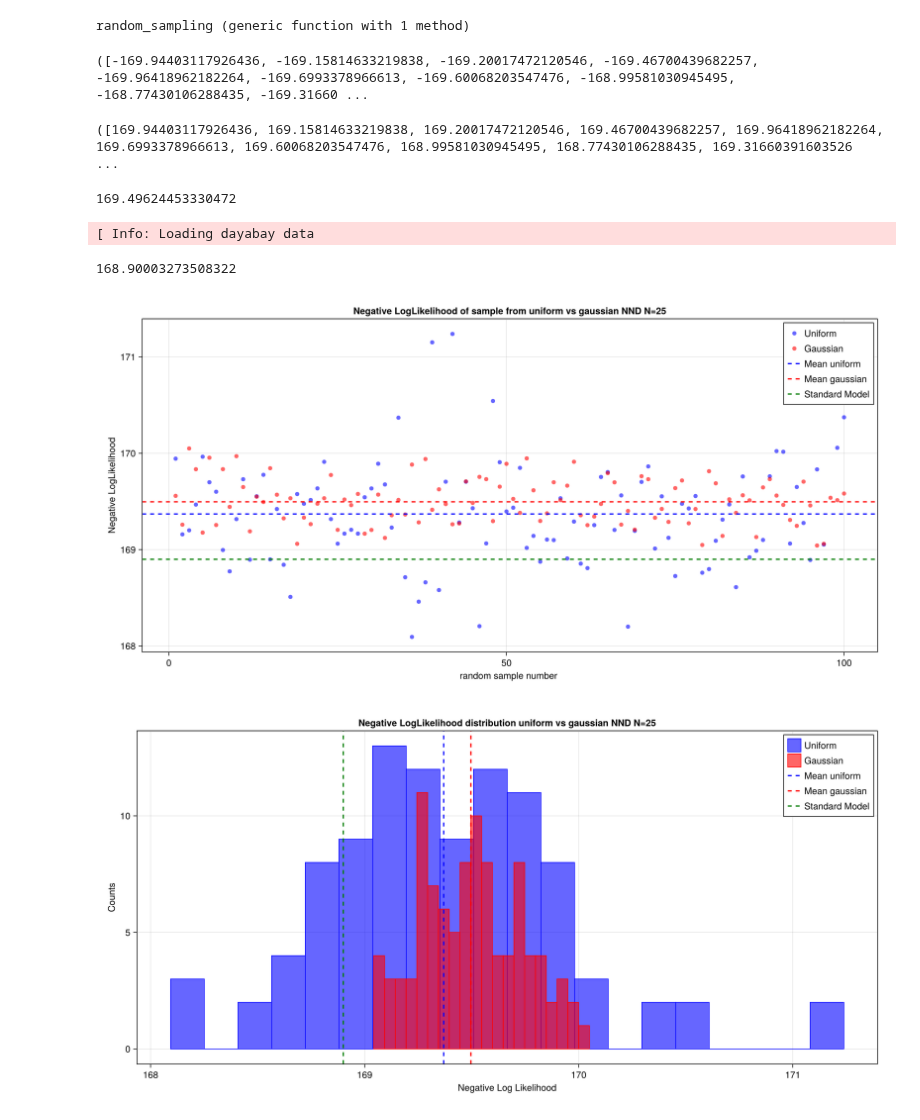
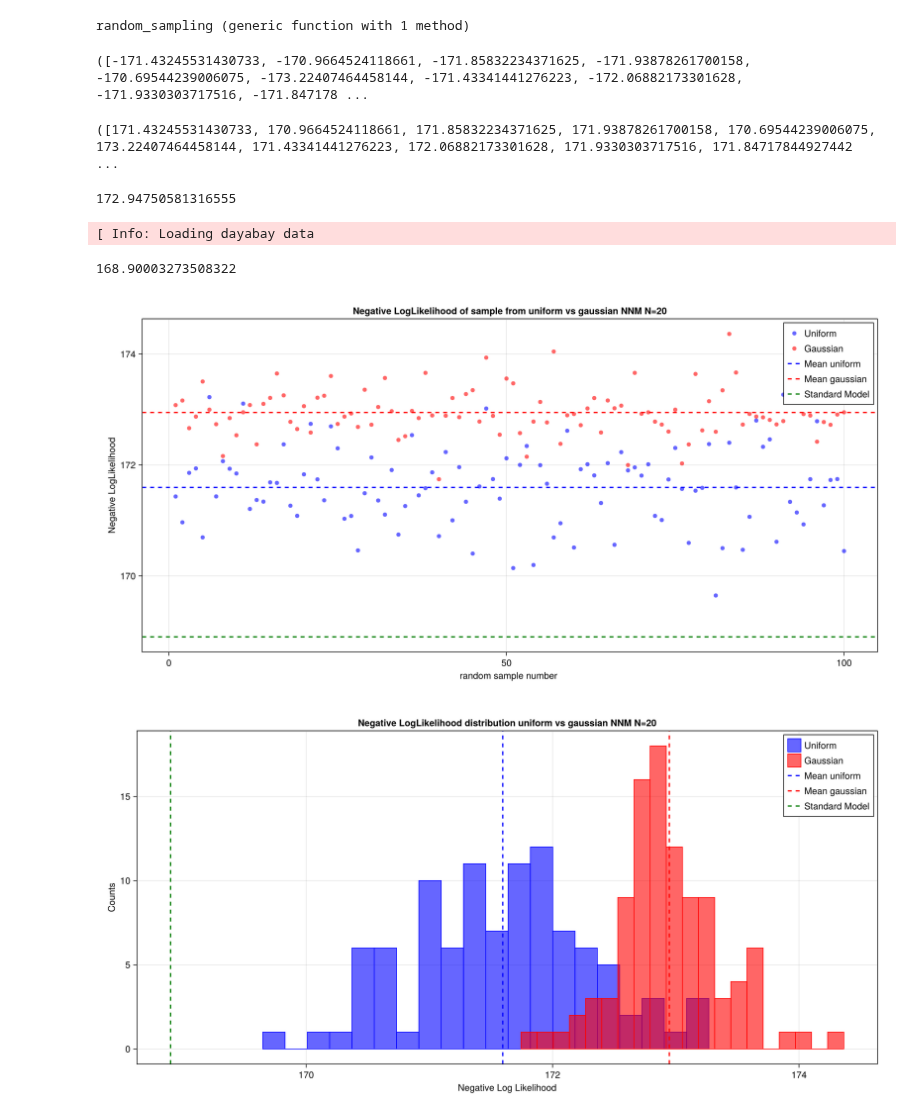
Before and after one commit to philippeller/Newtrinos.jl, a Jupyter notebook: notebooks/new_method.ipynb, the cells around one changed output. Cells and saved outputs as stored; diff of their text form; code cells hidden in the pictures.

```diff
--- a/notebooks/new_method.ipynb
+++ b/notebooks/new_method.ipynb
@@ -13,6 +16,6 @@ using Newtrinos.osc
 # %%
 osc_cfg = Newtrinos.osc.OscillationConfig(
-    flavour=Newtrinos.osc.NND(),
+    flavour=Newtrinos.osc.NNM(),
     propagation=Newtrinos.osc.Basic(),
     states=Newtrinos.osc.All(),
     interaction=Newtrinos.osc.SI()
@@ -44,8 +47,8 @@ using Setfield
 # modify the value of m0 with a random value taken from a Distribution
 
 sigma= 2*p.m₀/10
-new_m₀_un = rand(Uniform(p.m₀, p.m₀*(1+2/p.r)))
-new_m₀_norm= rand(truncated(Normal(p.m₀,sigma), p.m₀, p.m₀*(1+2/p.r)))
+new_m₀_un = rand(Uniform(p.m₀, p.m₀*sqrt(3)))
+new_m₀_norm= rand(truncated(Normal(p.m₀,sigma), p.m₀, p.m₀*sqrt(3)))
 p_new_un = @set p.m₀ = new_m₀_un
 p_new_norm = @set p.m₀ = new_m₀_norm
 # %% [output]
@@ -157,8 +160,8 @@ function random_sampling(physics, experiments, p)
    @showprogress for i in 1:100
       #println("Random sampling iteration: $i")
       sigma=2*p.m₀/1000
-      new_m₀_un = rand(Uniform(p.m₀, p.m₀*(1+2/p.r)))
-      new_m₀_norm=rand(truncated(Normal(p.m₀,sigma), p.m₀, p.m₀*(1+2/p.r)))
+      new_m₀_un = rand(Uniform(p.m₀, p.m₀*sqrt(3)))
+      new_m₀_norm=rand(truncated(Normal(p.m₀,sigma), p.m₀, p.m₀*sqrt(3)))
       p_new_un = @set p.m₀ = new_m₀_un
       p_new_norm = @set p.m₀ =new_m₀_norm
 
@@ -186,16 +189,16 @@ random_sampling (generic function with 1 method)
 # %%
 trial=random_sampling(physics, experiments, p)
 # %% [output]
-([-169.94403117926436, -169.15814633219838, -169.20017472120546, -169.46700439682257, -169.96418962182264, -169.6993378966613, -169.60068203547476, -168.99581030945495, -168.77430106288435, -169.31660 ...
+([-171.43245531430733, -170.9664524118661, -171.85832234371625, -171.93878261700158, -170.69544239006075, -173.22407464458144, -171.43341441276223, -172.06882173301628, -171.9330303717516, -171.847178 ...
 # %%
 trial=.-trial # to have the negative log likelihood
 # %% [output]
-([169.94403117926436, 169.15814633219838, 169.20017472120546, 169.46700439682257, 169.96418962182264, 169.6993378966613, 169.60068203547476, 168.99581030945495, 168.77430106288435, 169.31660391603526  ...
+([171.43245531430733, 170.9664524118661, 171.85832234371625, 171.93878261700158, 170.69544239006075, 173.22407464458144, 171.43341441276223, 172.06882173301628, 171.9330303717516, 171.84717844927442   ...
 # %%
 mean_un=mean(trial[1])
 mean_norm=mean(trial[2])
 # %% [output]
-169.49624453330472
+172.94750581316555
 # %%
 # standard model for comparison
 osc_cfg_SM = Newtrinos.osc.OscillationConfig(
@@ -228,7 +231,7 @@ fig = Figure(size = (1200, 600))
 ax = Axis(fig[1, 1],
     xlabel = "random sample number ",
     ylabel = "Negative LogLikelihood",
-    title = "Negative LogLikelihood of sample from uniform vs gaussian NND N=25")
+    title = "Negative LogLikelihood of sample from uniform vs gaussian NNM N=20")
 scatter!(ax, 1:100, trial[1], color = (:blue, 0.6), label = "Uniform")
 scatter!(ax, 1:100, trial[2], color = (:red, 0.6), label = "Gaussian")
 
@@ -249,36 +252,36 @@ ax.ygridcolor = (:black, 0.1)
 # Show the plot
 display(fig)
 
-save("/home/sofialon/Newtrinos.jl/aug_plots/Newmethod/dayabay_samples_NND_N25_m0=0.1.png", fig)
+save("/home/sofialon/Newtrinos.jl/aug_plots/Newmethod/dayabay_samples_NNM_N20_m0=0.1.png", fig)
 # %% [output]
-[figure, old version]
+[figure, new version]
 # %%
 fig = Figure(size = (1200, 600))
 ax = Axis(fig[1, 1],
     xlabel = " Negative Log Likelihood ",
     ylabel = "Counts",
-    title = "Negative LogLikelihood distribution uniform vs gaussian NND N=25")
+    title = "Negative LogLikelihood distribution uniform vs gaussian NNM N=20")
 
 hist!(ax, trial[1], bins = 20, color = (:blue, 0.6), strokewidth = 1, strokecolor = :blue, label = "Uniform")
 hist!(ax, trial[2], bins = 20, color = (:red, 0.6), strokewidth = 1, strokecolor = :red, label = "Gaussian")
 
 
 
 vlines!(ax, [mean_un], color = :blue, linestyle = :dash, linewidth = 2, label = "Mean uniform")
 vlines!(ax, [mean_norm], color = :red, linestyle = :dash, linewidth = 2, label = "Mean gaussian")
 vlines!(ax, likelihood_SM, color = :green, linestyle = :dash, linewidth = 2, label = "Standard Model")
 
 # Add legend
 axislegend(ax, position = :rt)
 
 # Add grid
 ax.xgridvisible = true
 ax.ygridvisible = true
 ax.xgridcolor = (:black, 0.1)
 ax.ygridcolor = (:black, 0.1)
 
 display(fig)
 
-save("/home/sofialon/Newtrinos.jl/aug_plots/Newmethod/dayabay_nll_NND_N25_m0=0.1.png", fig)
+save("/home/sofialon/Newtrinos.jl/aug_plots/Newmethod/dayabay_nll_NNM_N20_m0=0.1.png", fig)
 # %% [output]
-[figure, old version]
+[figure, new version]
```
Also changed, not shown: parts of 7 cells of this notebook, 31 other files.
